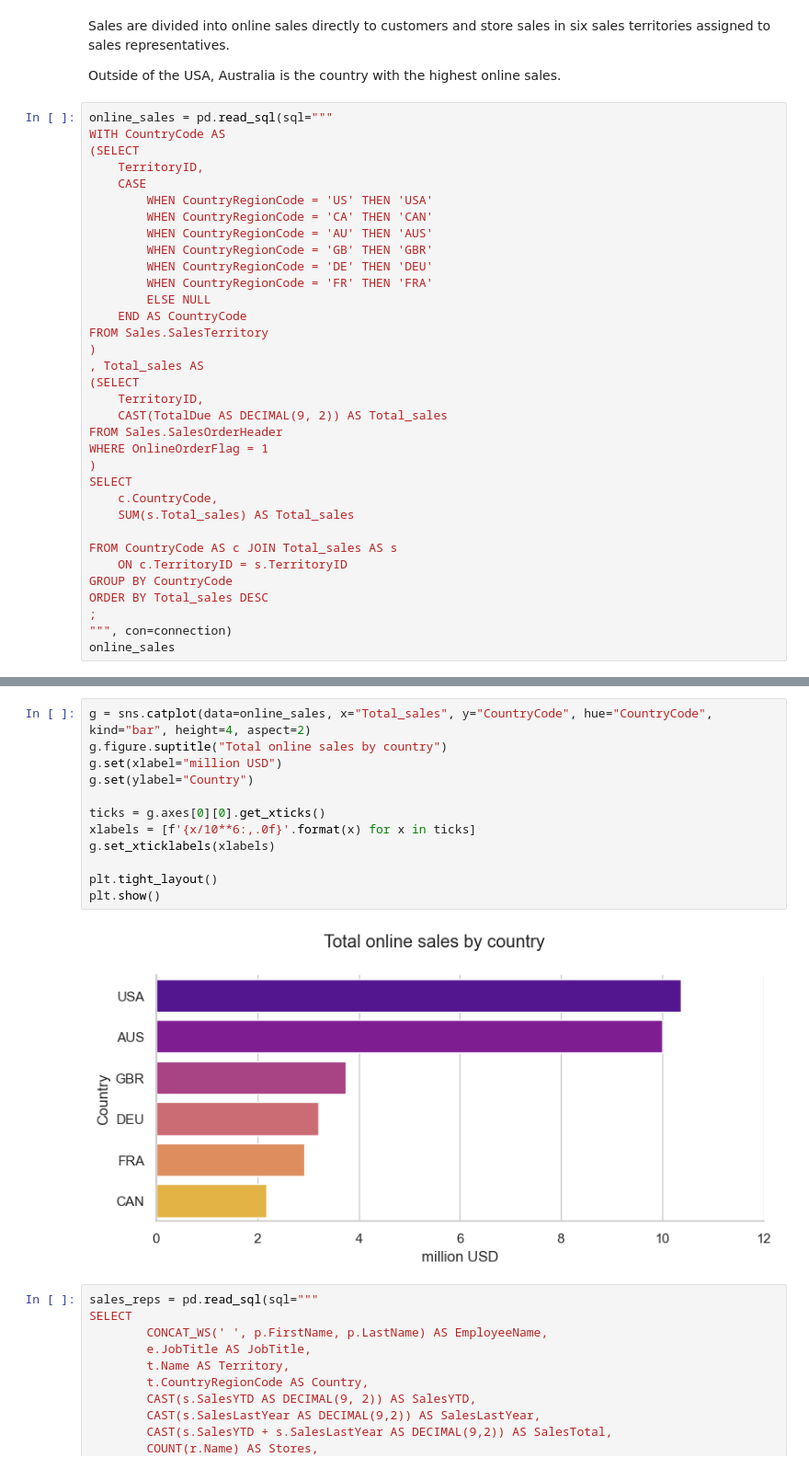
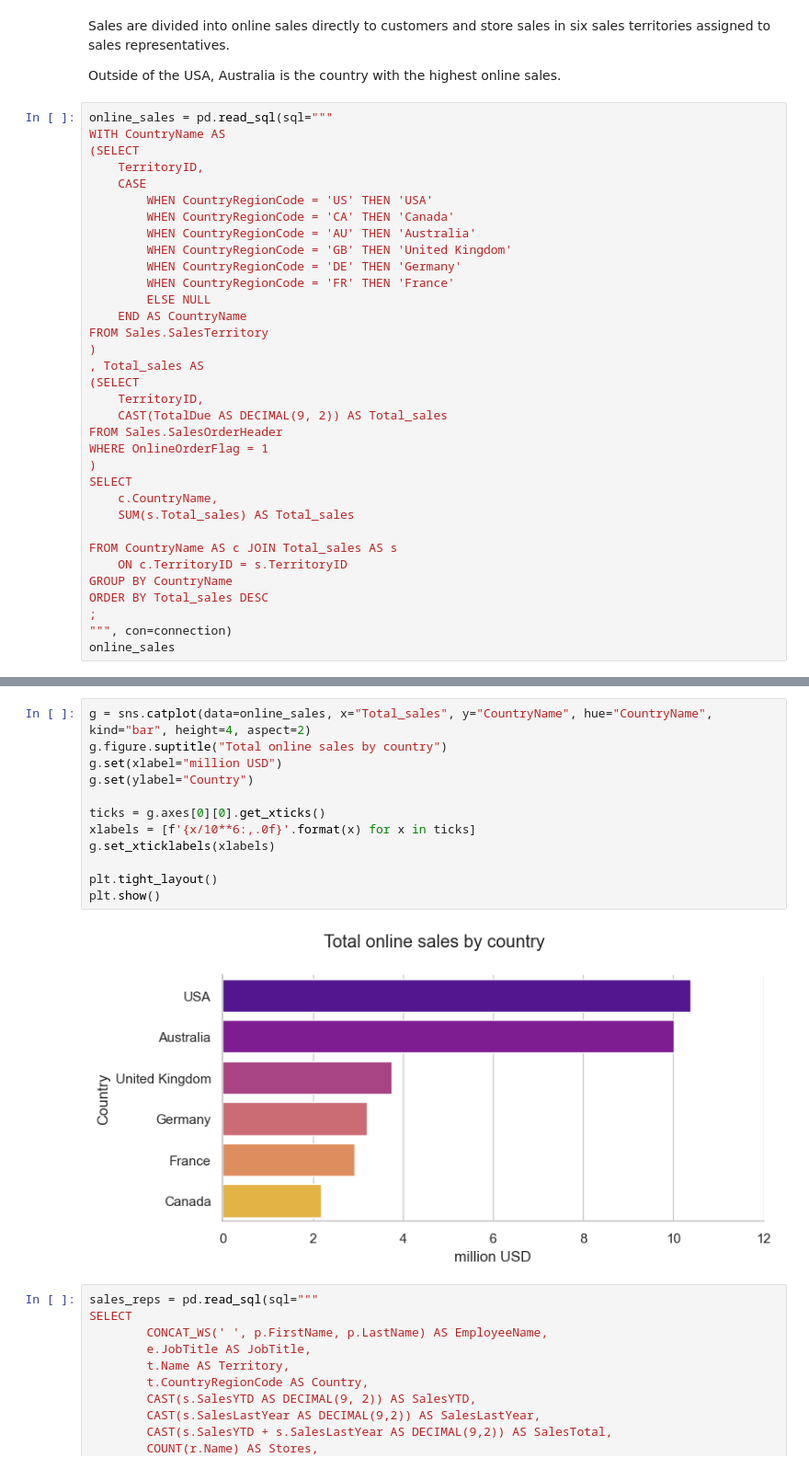
Before and after one commit to PieRatCat/SQL-stuff, a Jupyter notebook: SQL_kunskapskontroll/exam_submission.ipynb, the cells around one changed output, grey strips where cells are left out. Shown at 92% size. Saved outputs shown, nothing was run; the diff lists cells and outputs as text.

```diff
--- a/SQL_kunskapskontroll/exam_submission.ipynb
+++ b/SQL_kunskapskontroll/exam_submission.ipynb
@@ -204,18 +204,18 @@ Sales are divided into online sales directly to customers and store sales in six
 Outside of the USA, Australia is the country with the highest online sales.
 # %%
 online_sales = pd.read_sql(sql="""
-WITH CountryCode AS
+WITH CountryName AS
 (SELECT
 	TerritoryID,
 	CASE
   		WHEN CountryRegionCode = 'US' THEN 'USA'
-		WHEN CountryRegionCode = 'CA' THEN 'CAN'
-		WHEN CountryRegionCode = 'AU' THEN 'AUS'
-		WHEN CountryRegionCode = 'GB' THEN 'GBR'
-   		WHEN CountryRegionCode = 'DE' THEN 'DEU'
-		WHEN CountryRegionCode = 'FR' THEN 'FRA'
+		WHEN CountryRegionCode = 'CA' THEN 'Canada'
+		WHEN CountryRegionCode = 'AU' THEN 'Australia'
+		WHEN CountryRegionCode = 'GB' THEN 'United Kingdom'
+   		WHEN CountryRegionCode = 'DE' THEN 'Germany'
+		WHEN CountryRegionCode = 'FR' THEN 'France'
 		ELSE NULL
-	END AS CountryCode
+	END AS CountryName
 FROM Sales.SalesTerritory
 )
 , Total_sales AS
@@ -226,12 +226,12 @@ FROM Sales.SalesOrderHeader
 WHERE OnlineOrderFlag = 1
 )
 SELECT
-	c.CountryCode,
+	c.CountryName,
 	SUM(s.Total_sales) AS Total_sales
 
-FROM CountryCode AS c JOIN Total_sales AS s
+FROM CountryName AS c JOIN Total_sales AS s
 	ON c.TerritoryID = s.TerritoryID
-GROUP BY CountryCode
+GROUP BY CountryName
 ORDER BY Total_sales DESC
 ;
 """, con=connection)
@@ -247,17 +247,17 @@ online_sales
 # %%
-g = sns.catplot(data=online_sales, x="Total_sales", y="CountryCode", hue="CountryCode", kind="bar", height=4, aspect=2)
+g = sns.catplot(data=online_sales, x="Total_sales", y="CountryName", hue="CountryName", kind="bar", height=4, aspect=2)
 g.figure.suptitle("Total online sales by country")
 g.set(xlabel="million USD")
 g.set(ylabel="Country")
 
 ticks = g.axes[0][0].get_xticks()
 xlabels = [f'{x/10**6:,.0f}'.format(x) for x in ticks]
 g.set_xticklabels(xlabels)
 
 plt.tight_layout()
 plt.show()
 # %% [output]
-[figure, old version]
+[figure, new version]
 # %%
 sales_reps = pd.read_sql(sql="""
 SELECT
```
Also changed, not shown: parts of 5 cells of this notebook.
